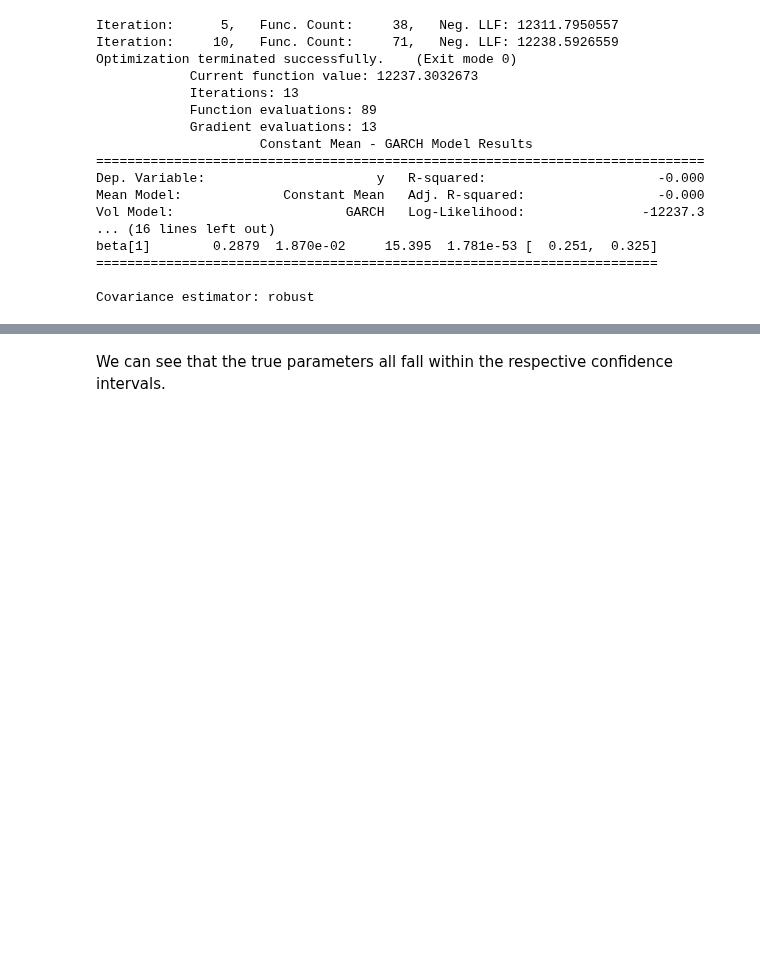
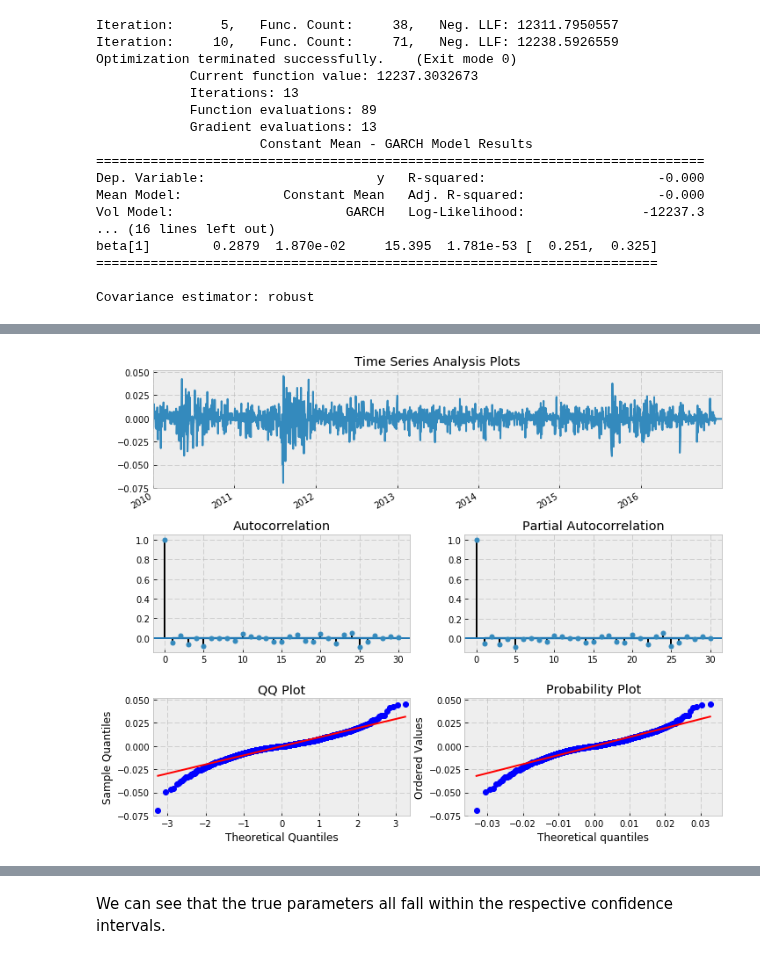
Before and after one commit to Auquan/Tutorials, a Jupyter notebook: Time Series Analysis - 4.ipynb, the cells around one changed output, grey strips where cells are left out. Saved outputs shown, nothing was run; the diff lists cells and outputs as text; code cells hidden in the pictures; blank space fills up the shorter version.

```diff
--- a/Time Series Analysis - 4.ipynb
+++ b/Time Series Analysis - 4.ipynb
@@ -211,0 +210,4 @@ Covariance estimator: robust
+# %%
+tsplot(res.resid,lags=30)
+# %% [output]
+[figure, added]
```
Also changed, not shown: parts of 16 cells of this notebook.
